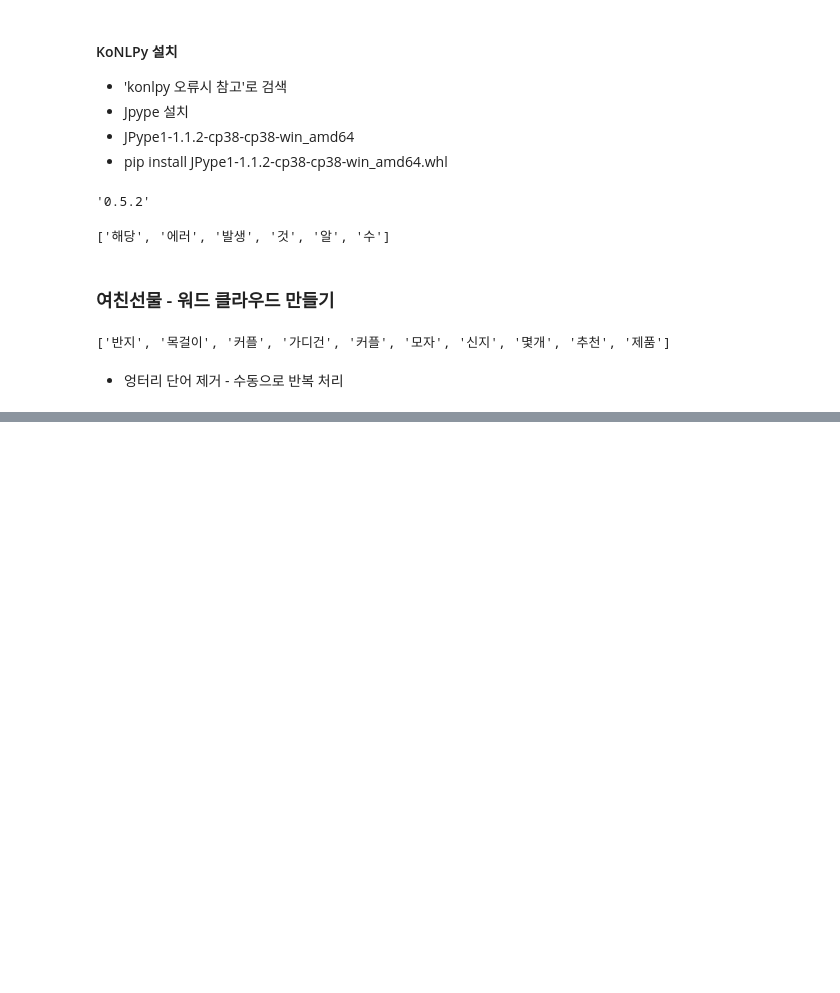
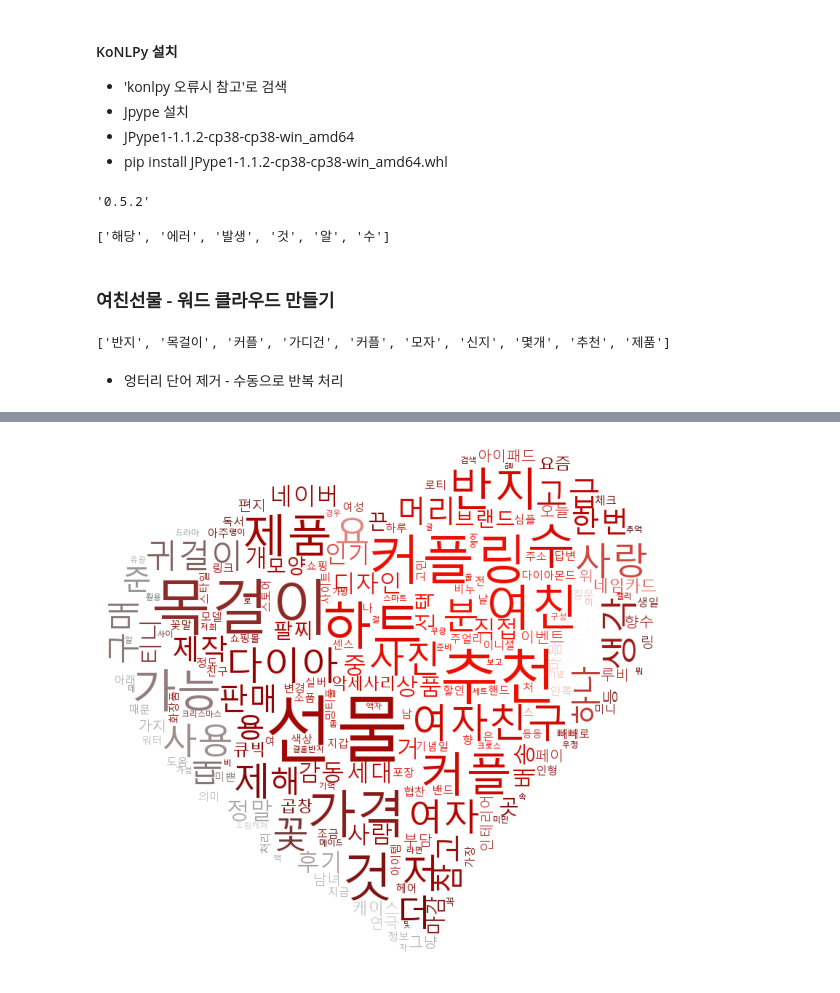
Before and after one commit to js2bean/Machine_learning_lecture-2021.12, a Jupyter notebook: 06.텍스트분석/02.워드클라우드.ipynb, the cells around one changed output, grey strips where cells are left out. Drawn from its saved outputs; the diff is of its cells as text; code cells hidden in the pictures; blank space fills up the shorter version.

```diff
--- a/06.텍스트분석/02.워드클라우드.ipynb
+++ b/06.텍스트분석/02.워드클라우드.ipynb
@@ -69,0 +116,7 @@ new_token_list = [ token for token in new_tokens if token not in stop_list]
+# %%
+plt.figure(figsize=(10,10))
+plt.imshow(wc.recolor(color_func=image_colors))
+plt.axis('off')
+plt.show()
+# %% [output]
+[figure, added]
```
Also changed, not shown: parts of 10 cells of this notebook, 6 other files.
